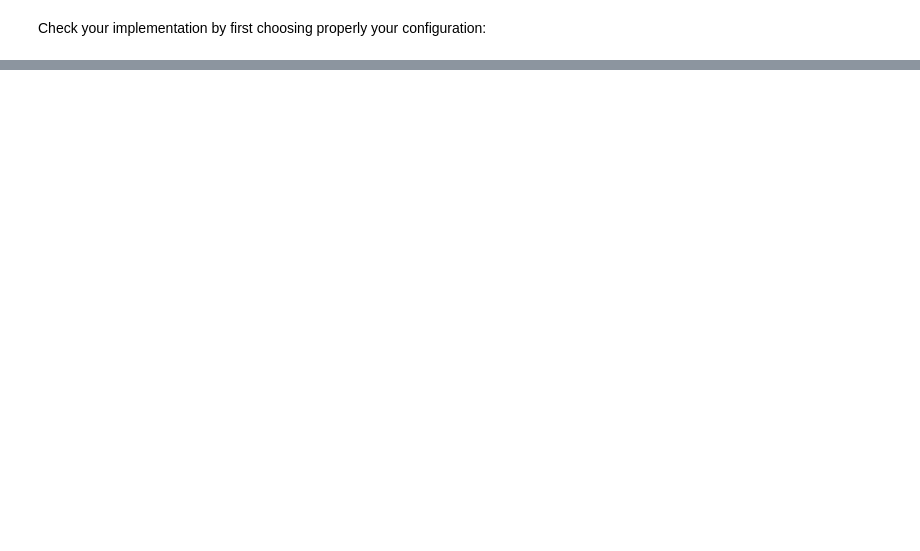
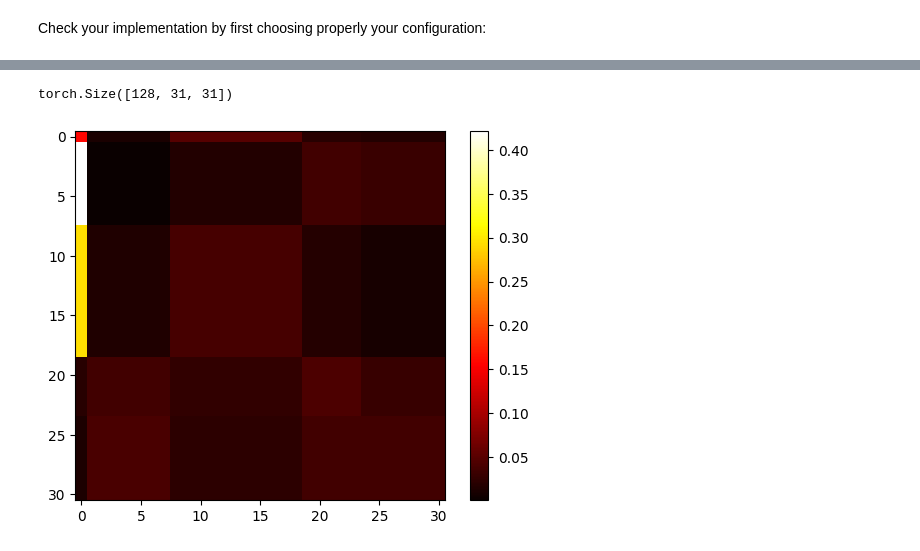
Before and after one commit to dataflowr/notebooks, a Jupyter notebook: Module12/GPT_hist.ipynb, the cells around one changed output, grey strips where cells are left out. Drawn from its saved outputs; the diff is of its cells as text; code cells hidden in the pictures; blank space fills up the shorter version.

```diff
--- a/Module12/GPT_hist.ipynb
+++ b/Module12/GPT_hist.ipynb
@@ -244,4 +386,4 @@ lr = 0.01
 optimizer = torch.optim.Adam(gptmini.parameters(),lr = lr)
 # %%
 len_train = (seq_train+1)*size_train
-train_model(gptmini,train_loader,size_train,25,optimizer)
+train_model(gptmini,train_loader,size_train,15,optimizer)
@@ -247,0 +406,4 @@ train_model(gptmini,train_loader,size_train,25,optimizer)
+# %%
+lr = 0.005
+optimizer = torch.optim.Adam(gptmini.parameters(),lr = lr)
+train_model(gptmini,train_loader,len_train,15,optimizer)
@@ -255,0 +446,4 @@ Adapt your code to be able to deal with smaller sequences (with possibly fewer d
+# %%
+lr = 0.0001
+optimizer = torch.optim.Adam(gptmini.parameters(),lr = lr)
+train_model(gptmini,train_loader,len_train,15,optimizer)
@@ -256,2 +466,15 @@ Adapt your code to be able to deal with smaller sequences (with possibly fewer d
+# %%
+one_batch = batch_in[0].to(device)
+logits, loss, A = gptmini(one_batch,verbose=True)
+A.shape
+# %% [output]
+torch.Size([128, 31, 31])
+# %%
+k = 45
+plt.imshow(A[k,:,:].cpu().data, cmap='hot', interpolation='nearest')
+plt.colorbar()
+plt.show()
+# %% [output]
+[figure, added]
 # %% [markdown]
 [![Dataflowr](https://raw.githubusercontent.com/dataflowr/website/master/_assets/dataflowr_logo.png)](https://dataflowr.github.io/website/)
```
Also changed, not shown: parts of 49 cells of this notebook, 1 other file.
